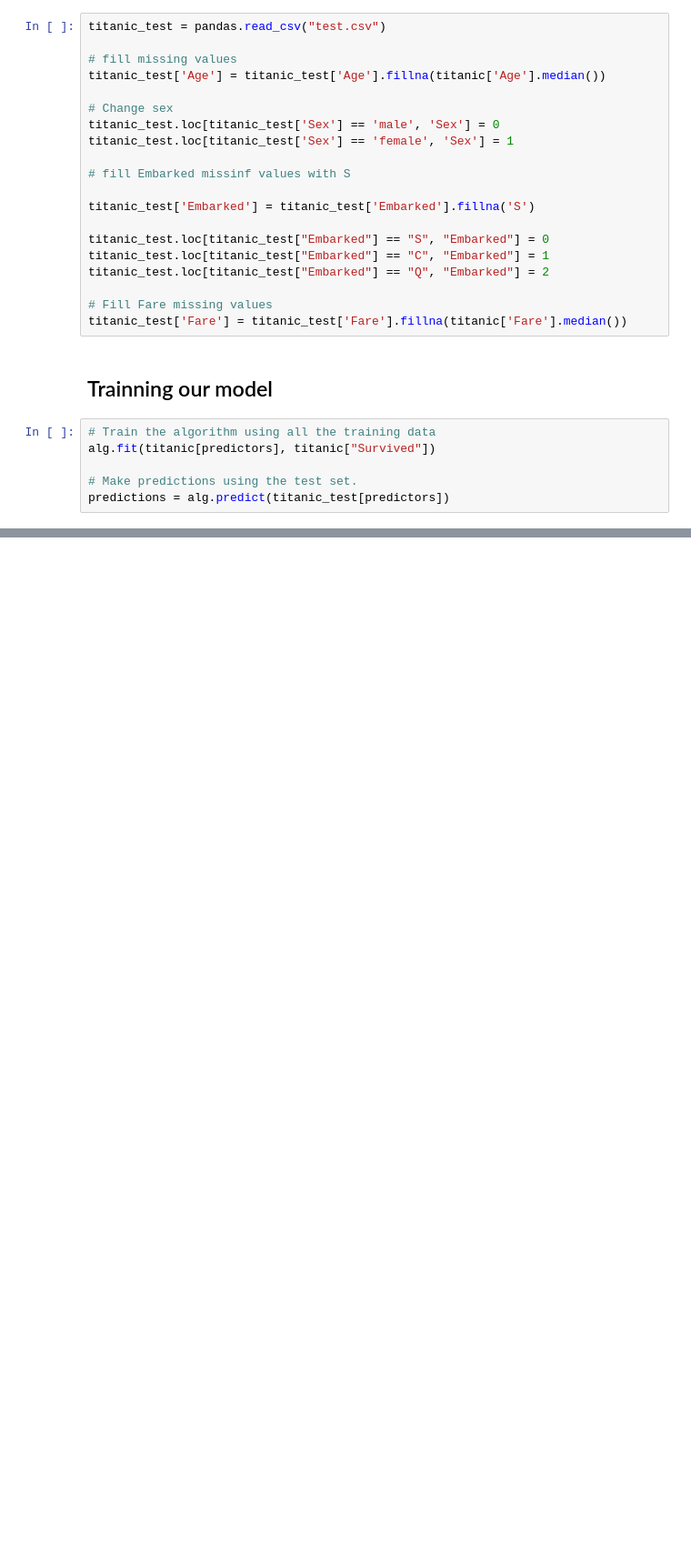
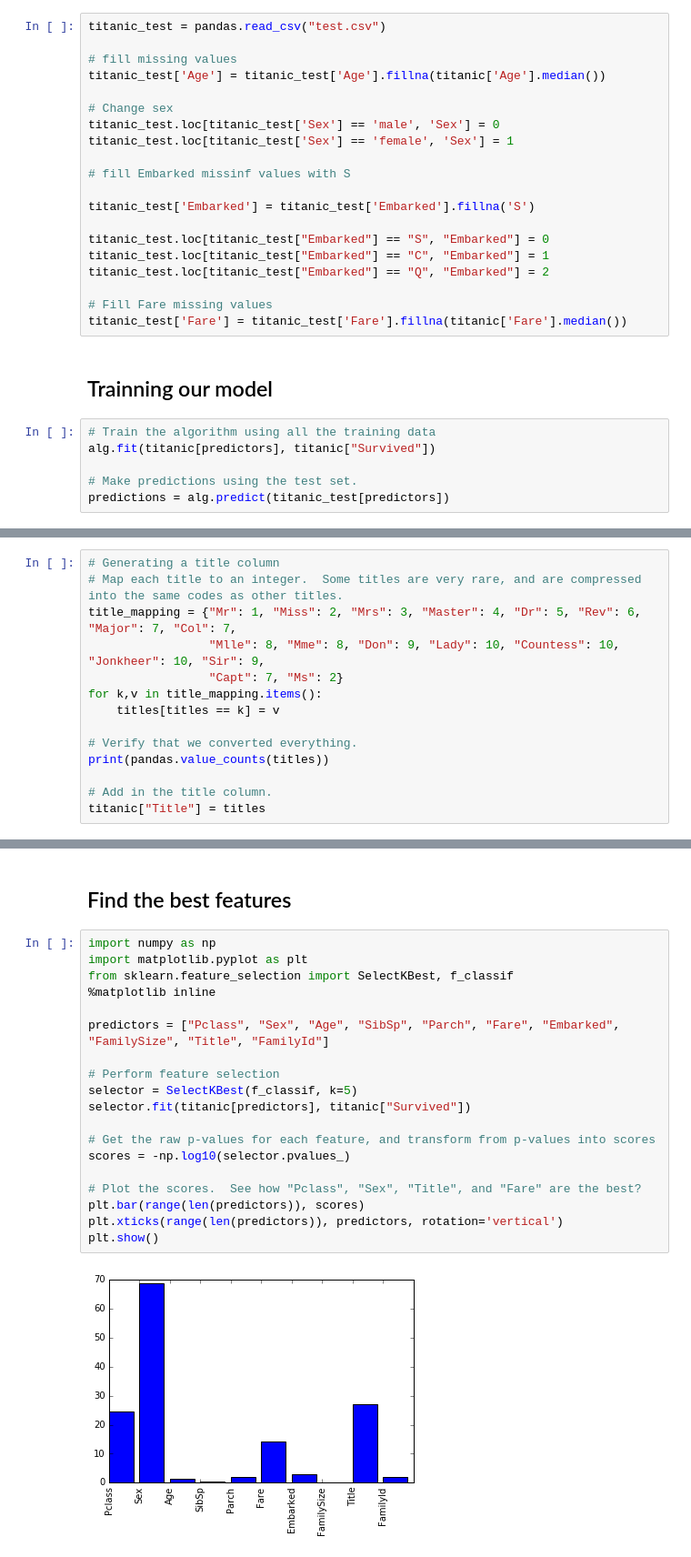
Before and after one commit to JotaSe/machine_learning_exercises, a Jupyter notebook: titanic/titanic.ipynb, the cells around one changed output, grey strips where cells are left out. Shown: that part at 91% size. Saved outputs shown, nothing was run; the diff lists cells and outputs as text; blank space fills up the shorter version.

```diff
--- a/titanic/titanic.ipynb
+++ b/titanic/titanic.ipynb
@@ -202,0 +244,14 @@ print(scores)
+# %%
+# Generating a title column
+# Map each title to an integer.  Some titles are very rare, and are compressed into the same codes as other titles.
+title_mapping = {"Mr": 1, "Miss": 2, "Mrs": 3, "Master": 4, "Dr": 5, "Rev": 6, "Major": 7, "Col": 7,
+                 "Mlle": 8, "Mme": 8, "Don": 9, "Lady": 10, "Countess": 10, "Jonkheer": 10, "Sir": 9,
+                 "Capt": 7, "Ms": 2}
+for k,v in title_mapping.items():
+    titles[titles == k] = v
+
+# Verify that we converted everything.
+print(pandas.value_counts(titles))
+
+# Add in the title column.
+titanic["Title"] = titles
@@ -202,0 +321,23 @@ print(scores)
+# %% [markdown]
+## Find the best features
+# %%
+import numpy as np
+import matplotlib.pyplot as plt
+from sklearn.feature_selection import SelectKBest, f_classif
+%matplotlib inline
+
+predictors = ["Pclass", "Sex", "Age", "SibSp", "Parch", "Fare", "Embarked", "FamilySize", "Title", "FamilyId"]
+
+# Perform feature selection
+selector = SelectKBest(f_classif, k=5)
+selector.fit(titanic[predictors], titanic["Survived"])
+
+# Get the raw p-values for each feature, and transform from p-values into scores
+scores = -np.log10(selector.pvalues_)
+
+# Plot the scores.  See how "Pclass", "Sex", "Title", and "Fare" are the best?
+plt.bar(range(len(predictors)), scores)
+plt.xticks(range(len(predictors)), predictors, rotation='vertical')
+plt.show()
+# %% [output]
+[figure, added]
```
Also changed, not shown: parts of 12 cells of this notebook.
